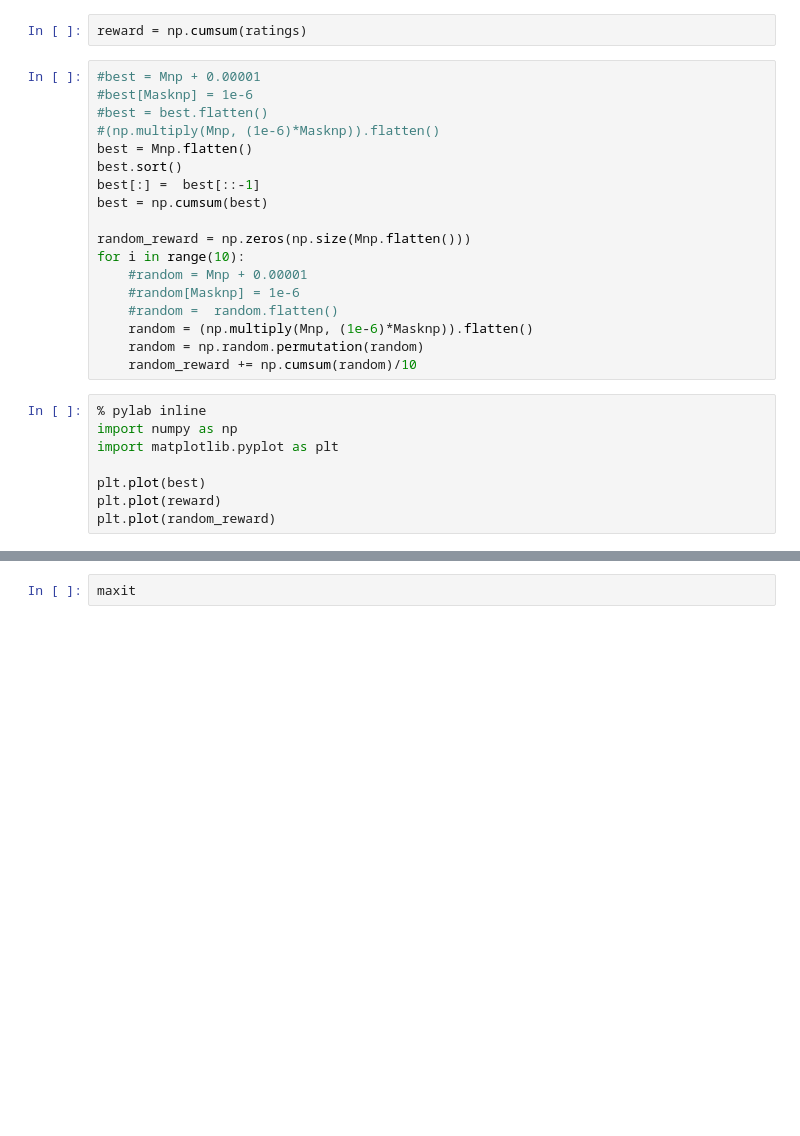
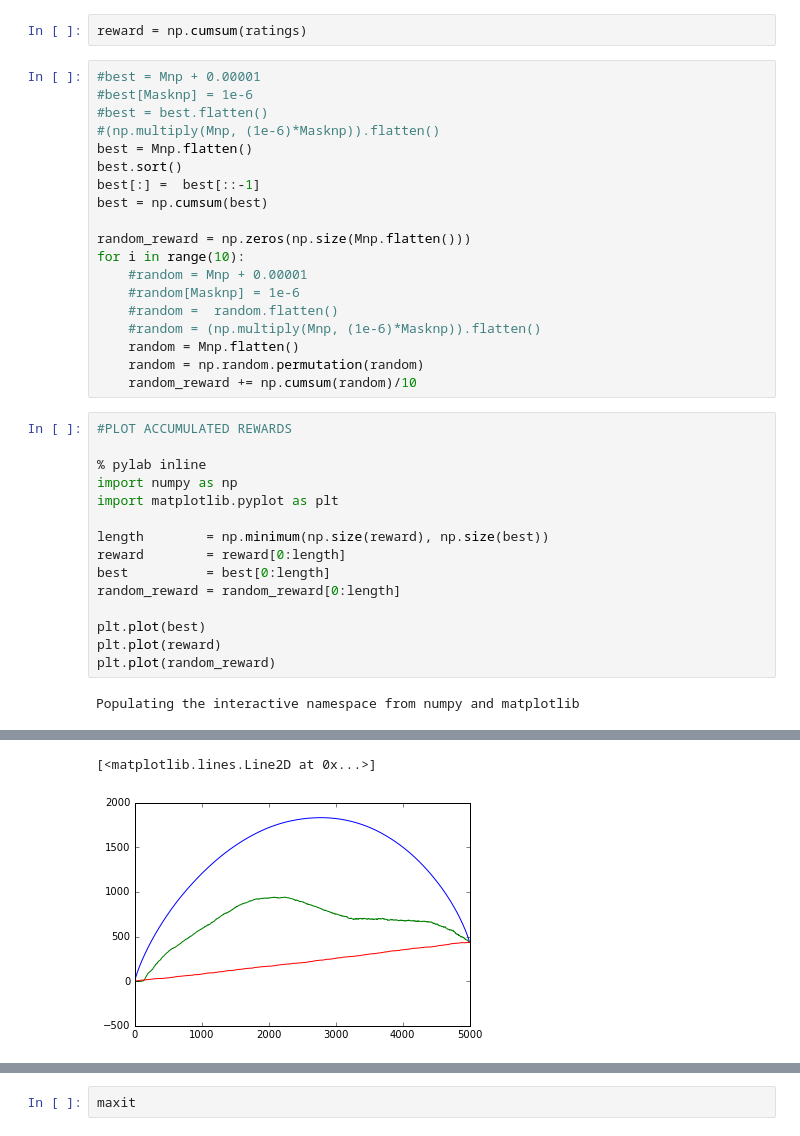
Before and after one commit to acmarsden/sequential_matrix_completion, a Jupyter notebook: LD_Bandit_2017.ipynb, the cells around one changed output, grey strips where cells are left out. Drawn from its saved outputs; the diff is of its cells as text; blank space fills up the shorter version.

```diff
--- a/LD_Bandit_2017.ipynb
+++ b/LD_Bandit_2017.ipynb
@@ -347,14 +366,24 @@ for i in range(10):
     #random = Mnp + 0.00001
     #random[Masknp] = 1e-6
     #random =  random.flatten()
-    random = (np.multiply(Mnp, (1e-6)*Masknp)).flatten()
+    #random = (np.multiply(Mnp, (1e-6)*Masknp)).flatten()
+    random = Mnp.flatten()
     random = np.random.permutation(random)
     random_reward += np.cumsum(random)/10
 # %%
+#PLOT ACCUMULATED REWARDS
+
 % pylab inline
 import numpy as np
 import matplotlib.pyplot as plt
 
+length        = np.minimum(np.size(reward), np.size(best))
+reward        = reward[0:length]
+best          = best[0:length]
+random_reward = random_reward[0:length]
+
 plt.plot(best)
 plt.plot(reward)
 plt.plot(random_reward)
+# %% [output]
+Populating the interactive namespace from numpy and matplotlib
@@ -361 +392,3 @@ plt.plot(random_reward)
+[<matplotlib.lines.Line2D at 0x...>]
+[figure, added]
 # %%
```
Also changed, not shown: parts of 24 cells of this notebook.
